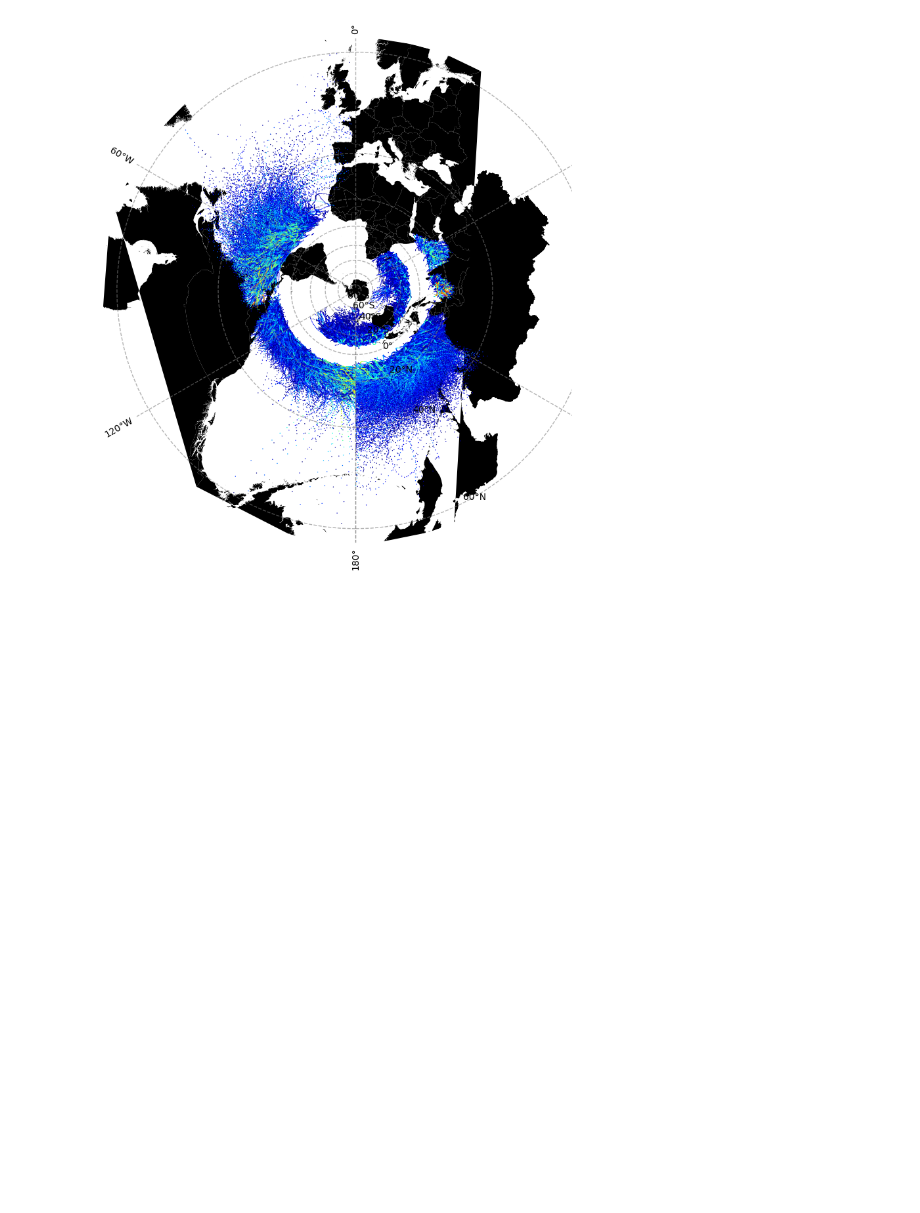
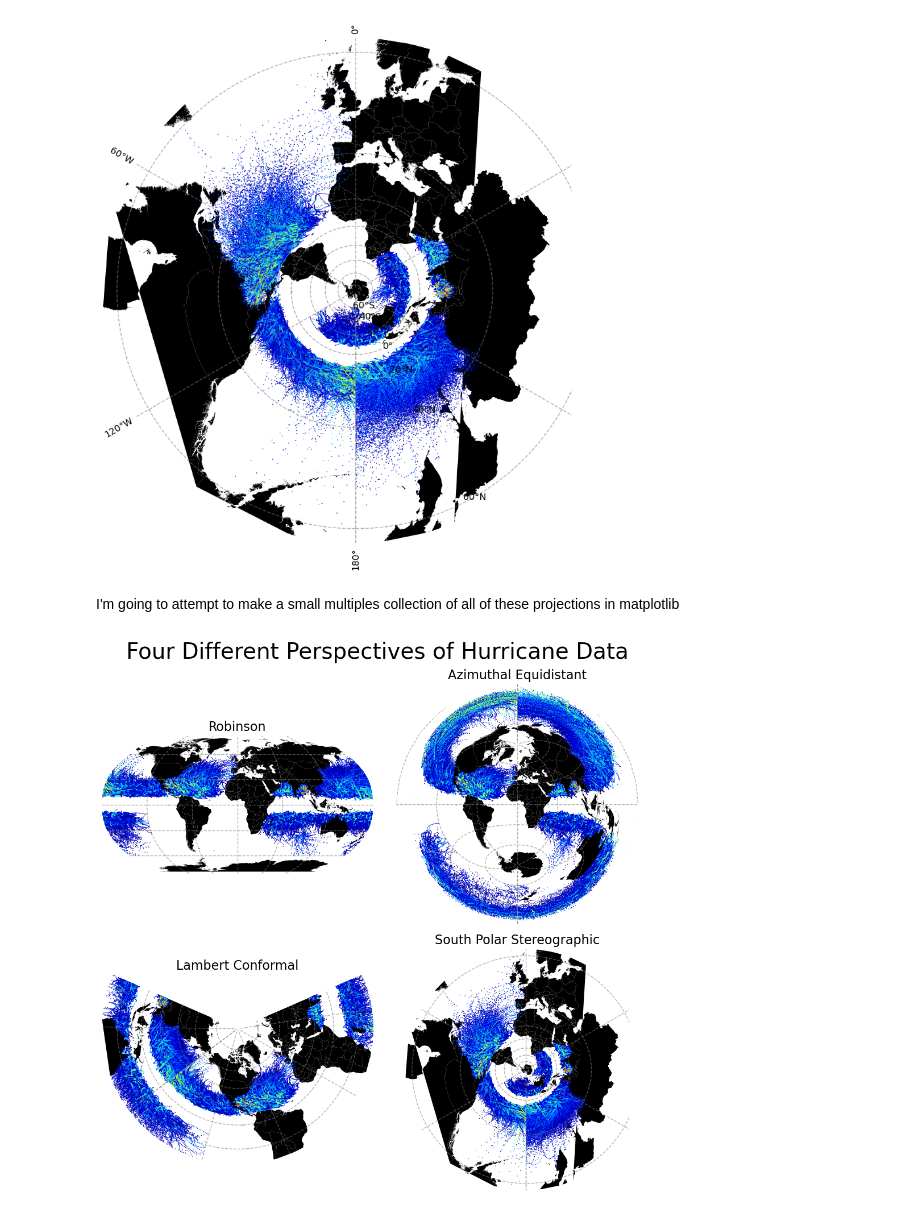
Before and after one commit to blpeters/PythonMaps, a Jupyter notebook: map7_tropStorms/map7.ipynb, the cells around one changed output. Cells and saved outputs as stored; diff of their text form; code cells hidden in the pictures; blank space fills up the shorter version.

Commit message:
hurricane small multiples

```diff
--- a/map7_tropStorms/map7.ipynb
+++ b/map7_tropStorms/map7.ipynb
@@ -148,3 +149,55 @@ ax.gridlines(crs=ccrs.PlateCarree(), draw_labels=True, linewidth=1, color='gray'
 plt.show()
 # %% [output]
 [figure]
+# %% [markdown]
+I'm going to attempt to make a small multiples collection of all of these projections in matplotlib
+# %%
+fig = plt.figure()
+fig.set_size_inches(10,10)
+
+fig.suptitle("Four Different Perspectives of Hurricane Data", fontsize=28)
+
+# Robinson (plot 1 of 4)
+ax1 = fig.add_subplot(2, 2, 1, projection=ccrs.Robinson())
+countries.plot(ax=ax1, color = 'black', transform=ccrs.PlateCarree())
+gdf.plot(ax=ax1, markersize=1, alpha=1, edgecolors='none', column="Maximum Wind Speed",
+        cmap='jet', transform=ccrs.PlateCarree())
+ax1.gridlines(crs=ccrs.PlateCarree(), draw_labels=False, linewidth=1, color='gray',
+            alpha=0.6, linestyle='--')
+ax1.set_title("Robinson", fontsize=16)
+ax1.axis('off')
+
+# Azimuthal Equidistant (plot 2 of 4)
+ax2 = fig.add_subplot(2, 2, 2, projection=ccrs.AzimuthalEquidistant())
+countries.plot(ax=ax2, color = 'black', transform=ccrs.PlateCarree())
+gdf.plot(ax=ax2, markersize=1, alpha=1, edgecolors='none', column="Maximum Wind Speed",
+        cmap='jet', transform=ccrs.PlateCarree())
+ax2.gridlines(crs=ccrs.PlateCarree(), draw_labels=False, linewidth=1, color='gray',
+            alpha=0.6, linestyle='--')
+ax2.set_title("Azimuthal Equidistant", fontsize=16)
+ax2.axis('off')
+
+# Lambert Conformal (plot 3 of 4)
+ax3 = fig.add_subplot(2, 2, 3, projection=ccrs.LambertConformal())
+countries.plot(ax=ax3, color = 'black', transform=ccrs.PlateCarree())
+gdf.plot(ax=ax3, markersize=1, alpha=1, edgecolors='none', column="Maximum Wind Speed",
+        cmap='jet', transform=ccrs.PlateCarree())
+ax3.gridlines(crs=ccrs.PlateCarree(), draw_labels=False, linewidth=1, color='gray',
+            alpha=0.6, linestyle='--')
+ax3.set_title("Lambert Conformal", fontsize=16)
+ax3.axis('off')
+
+# South Polar Stereo (plot 4 of 4)
+ax4 = fig.add_subplot(2, 2, 4, projection=ccrs.SouthPolarStereo())
+countries.plot(ax=ax4, color = 'black', transform=ccrs.PlateCarree())
+gdf.plot(ax=ax4, markersize=1, alpha=1, edgecolors='none', column="Maximum Wind Speed",
+        cmap='jet', transform=ccrs.PlateCarree())
+ax4.gridlines(crs=ccrs.PlateCarree(), draw_labels=False, linewidth=1, color='gray',
+            alpha=0.6, linestyle='--')
+ax4.set_title("South Polar Stereographic", fontsize=16)
+ax4.axis('off')
+
+fig.tight_layout()
+plt.show()
+# %% [output]
+[figure, added]
```
Also changed, not shown: parts of 2 cells of this notebook, 1 other file.
